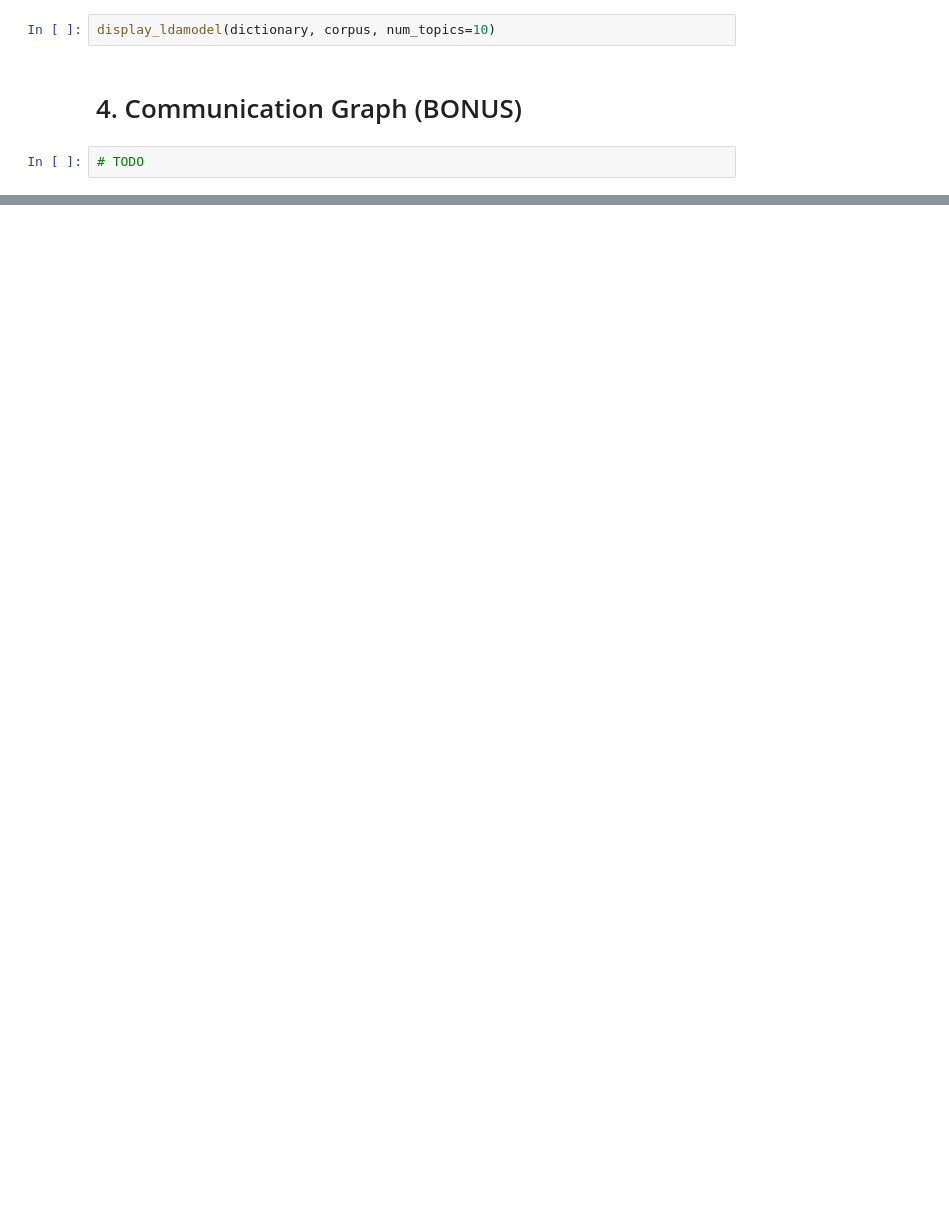
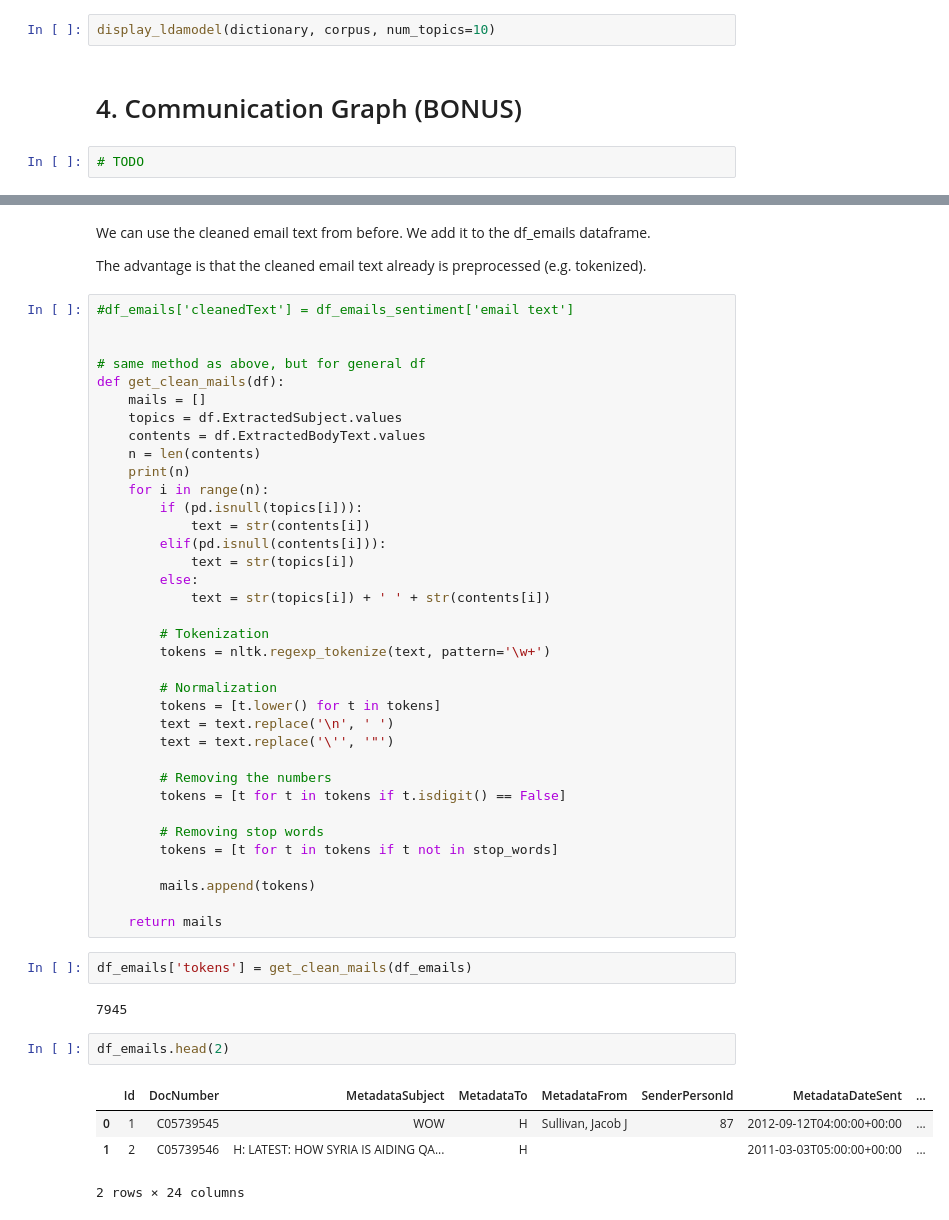
Before and after one commit to Rivollet/ADAHomework, a Jupyter notebook: 05 - Taming Text/Taming Text Notebook.ipynb, the cells around one changed output, grey strips where cells are left out. Drawn from its saved outputs; the diff is of its cells as text; blank space fills up the shorter version.

```diff
--- a/05 - Taming Text/Taming Text Notebook.ipynb
+++ b/05 - Taming Text/Taming Text Notebook.ipynb
@@ -600,0 +706,51 @@ display_ldamodel(dictionary, corpus, num_topics=10)
+# %% [markdown]
+We can use the cleaned email text from before. We add it to the df_emails dataframe.
+
+The advantage is that the cleaned email text already is preprocessed (e.g. tokenized).
+# %%
+#df_emails['cleanedText'] = df_emails_sentiment['email text']
+
+
+# same method as above, but for general df
+def get_clean_mails(df):
+    mails = []
+    topics = df.ExtractedSubject.values
+    contents = df.ExtractedBodyText.values
+    n = len(contents)
+    print(n)
+    for i in range(n):
+        if (pd.isnull(topics[i])):
+            text = str(contents[i])
+        elif(pd.isnull(contents[i])):
+            text = str(topics[i])
+        else:
+            text = str(topics[i]) + ' ' + str(contents[i])
+
+        # Tokenization
+        tokens = nltk.regexp_tokenize(text, pattern='\w+')
+
+        # Normalization
+        tokens = [t.lower() for t in tokens]
+        text = text.replace('\n', ' ')
+        text = text.replace('\'', '"')
+
+        # Removing the numbers
+        tokens = [t for t in tokens if t.isdigit() == False]
+
+        # Removing stop words
+        tokens = [t for t in tokens if t not in stop_words]
+
+        mails.append(tokens)
+
+    return mails
+# %%
+df_emails['tokens'] = get_clean_mails(df_emails)
+# %% [output]
+7945
+# %%
+df_emails.head(2)
+# %% [output]
+|  | Id | DocNumber | MetadataSubject | MetadataTo | MetadataFrom | SenderPersonId | MetadataDateSent | ... |
+| 0 | 1 | C05739545 | WOW | H | Sullivan, Jacob J | 87 | 2012-09-12T04:00:00+00:00 | ... |
+| 1 | 2 | C05739546 | H: LATEST: HOW SYRIA IS AIDING QA... | H |  |  | 2011-03-03T05:00:00+00:00 | ... |
+2 rows × 24 columns
```
Also changed, not shown: parts of 59 cells of this notebook.
